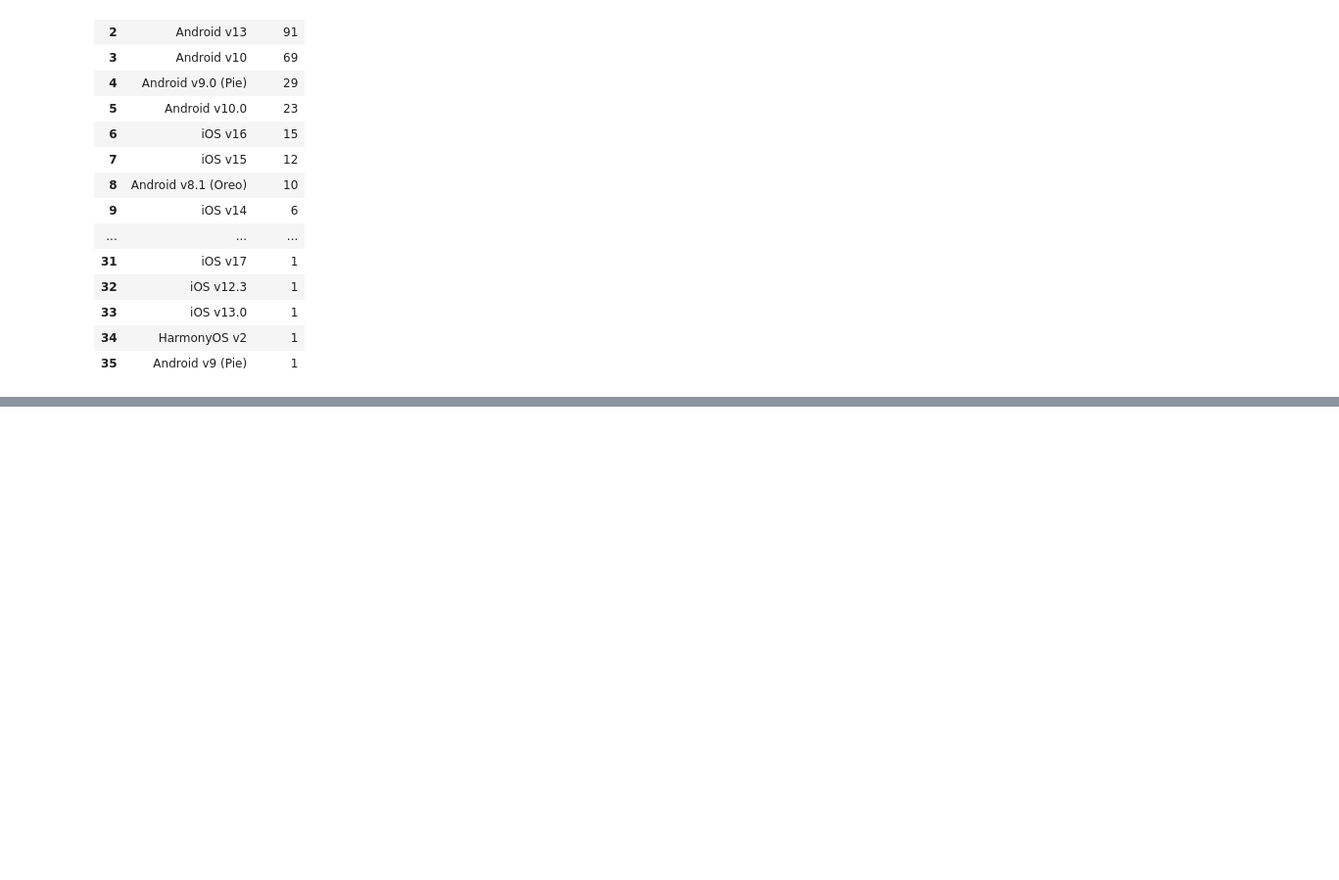
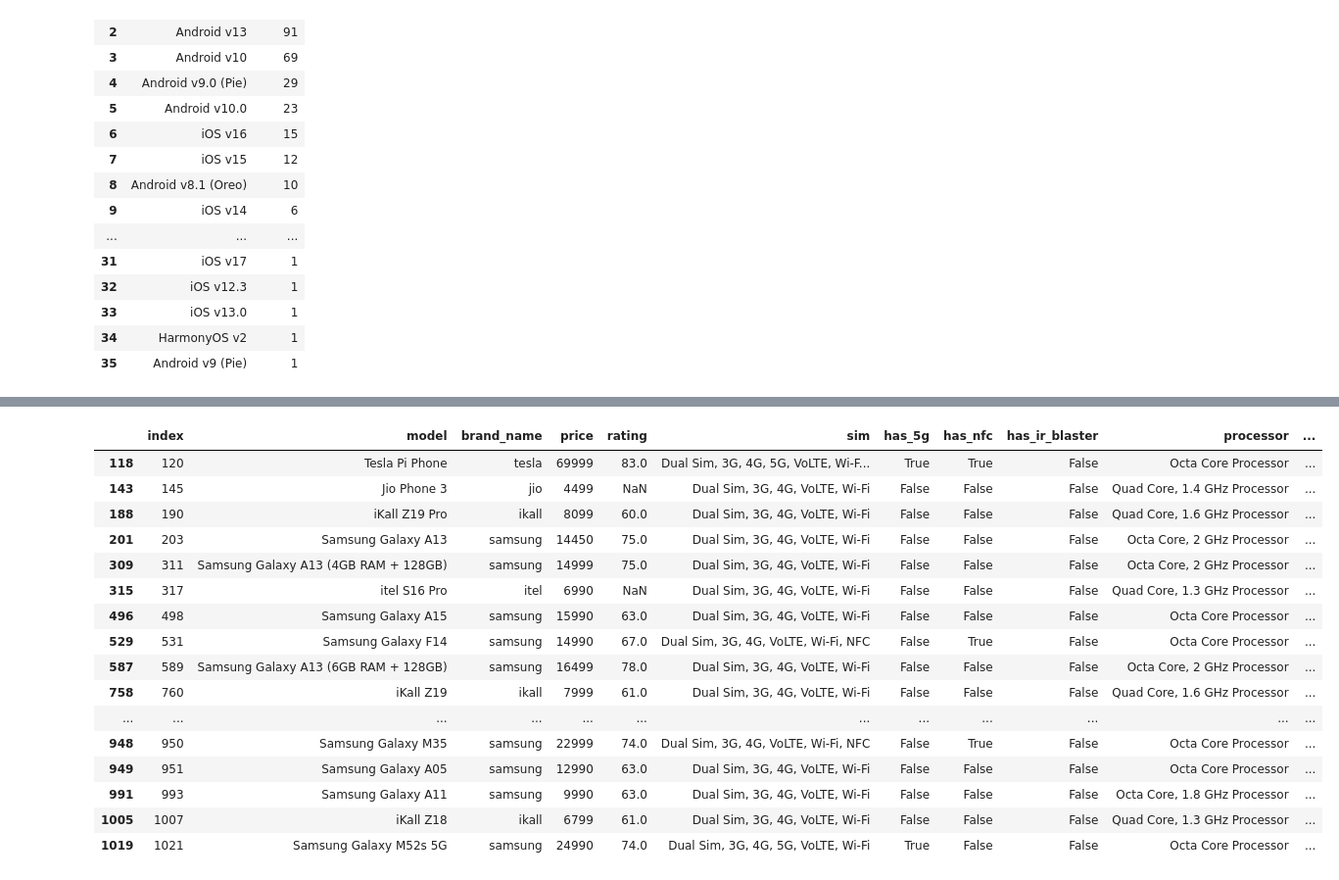
Before and after one commit to tanvirahmed1732/My-Learnings, a Jupyter notebook: Data Science Mentorship Program (DSMP)/Week 12 Data Analysis Process Contd/Session on Data Cleaning Case Study - Smartphone dataset/SmartPhone Data Cleaning.ipynb, the cells around one changed output, grey strips where cells are left out. Shown at 98% size. Drawn from its saved outputs; the diff is of its cells as text; code cells hidden in the pictures; blank space fills up the shorter version.

```diff
--- a/Data Science Mentorship Program (DSMP)/Week 12 Data Analysis Process Contd/Session on Data Cleaning Case Study - Smartphone dataset/SmartPhone Data Cleaning.ipynb
+++ b/Data Science Mentorship Program (DSMP)/Week 12 Data Analysis Process Contd/Session on Data Cleaning Case Study - Smartphone dataset/SmartPhone Data Cleaning.ipynb
@@ -500,0 +646,2 @@ df1['os'].value_counts().reset_index()
+# %%
+df1.loc[temp_df.index,['processor_brand']]=df1.loc[temp_df.index,['processor']]['processor'].str.split(',').str.get(0).str.strip().str.split(' ').str.get(0).str.lower()
@@ -500,0 +671,4 @@ df1['os'].value_counts().reset_index()
+# %%
+temp_df=df1[df1['processor_brand'].str.contains("28",na=False)] #handling another importer value
+# %%
+df1.loc[temp_df.index,['processor_brand','processor_model']]=np.nan
@@ -500,0 +718,2 @@ df1['os'].value_counts().reset_index()
+# %%
+pd.set_option('display.max_rows', None)
@@ -500,0 +740,22 @@ df1['os'].value_counts().reset_index()
+# %%
+#there is 2 imposter in this column, quad and octa. let's handle these.
+df1[df1['processor_model'].str.contains('quad|octa',na=False)]
+#so, in these rows there is no processor brand and model name, let's just replace those with the none value
+# %% [output]
+|  | index | model | brand_name | price | rating | sim | has_5g | has_nfc | has_ir_blaster | processor | ... |
+| 118 | 120 | Tesla Pi Phone | tesla | 69999 | 83.0 | Dual Sim, 3G, 4G, 5G, VoLTE, Wi-F... | True | True | False | Octa Core Processor | ... |
+| 143 | 145 | Jio Phone 3 | jio | 4499 | NaN | Dual Sim, 3G, 4G, VoLTE, Wi-Fi | False | False | False | Quad Core, 1.4 GHz Processor | ... |
+| 188 | 190 | iKall Z19 Pro | ikall | 8099 | 60.0 | Dual Sim, 3G, 4G, VoLTE, Wi-Fi | False | False | False | Quad Core, 1.6 GHz Processor | ... |
+| 201 | 203 | Samsung Galaxy A13 | samsung | 14450 | 75.0 | Dual Sim, 3G, 4G, VoLTE, Wi-Fi | False | False | False | Octa Core, 2 GHz Processor | ... |
+| 309 | 311 | Samsung Galaxy A13 (4GB RAM + 128GB) | samsung | 14999 | 75.0 | Dual Sim, 3G, 4G, VoLTE, Wi-Fi | False | False | False | Octa Core, 2 GHz Processor | ... |
+| 315 | 317 | itel S16 Pro | itel | 6990 | NaN | Dual Sim, 3G, 4G, VoLTE, Wi-Fi | False | False | False | Quad Core, 1.3 GHz Processor | ... |
+| 496 | 498 | Samsung Galaxy A15 | samsung | 15990 | 63.0 | Dual Sim, 3G, 4G, VoLTE, Wi-Fi | False | False | False | Octa Core Processor | ... |
+| 529 | 531 | Samsung Galaxy F14 | samsung | 14990 | 67.0 | Dual Sim, 3G, 4G, VoLTE, Wi-Fi, NFC | False | True | False | Octa Core Processor | ... |
+| 587 | 589 | Samsung Galaxy A13 (6GB RAM + 128GB) | samsung | 16499 | 78.0 | Dual Sim, 3G, 4G, VoLTE, Wi-Fi | False | False | False | Octa Core, 2 GHz Processor | ... |
+| 758 | 760 | iKall Z19 | ikall | 7999 | 61.0 | Dual Sim, 3G, 4G, VoLTE, Wi-Fi | False | False | False | Quad Core, 1.6 GHz Processor | ... |
+| ... | ... | ... | ... | ... | ... | ... | ... | ... | ... | ... | ... |
+| 948 | 950 | Samsung Galaxy M35 | samsung | 22999 | 74.0 | Dual Sim, 3G, 4G, VoLTE, Wi-Fi, NFC | False | True | False | Octa Core Processor | ... |
+| 949 | 951 | Samsung Galaxy A05 | samsung | 12990 | 63.0 | Dual Sim, 3G, 4G, VoLTE, Wi-Fi | False | False | False | Octa Core Processor | ... |
+| 991 | 993 | Samsung Galaxy A11 | samsung | 9990 | 63.0 | Dual Sim, 3G, 4G, VoLTE, Wi-Fi | False | False | False | Octa Core, 1.8 GHz Processor | ... |
+| 1005 | 1007 | iKall Z18 | ikall | 6799 | 61.0 | Dual Sim, 3G, 4G, VoLTE, Wi-Fi | False | False | False | Quad Core, 1.3 GHz Processor | ... |
+| 1019 | 1021 | Samsung Galaxy M52s 5G | samsung | 24990 | 74.0 | Dual Sim, 3G, 4G, 5G, VoLTE, Wi-Fi | True | False | False | Octa Core Processor | ... |
```
Also changed, not shown: parts of 129 cells of this notebook.
